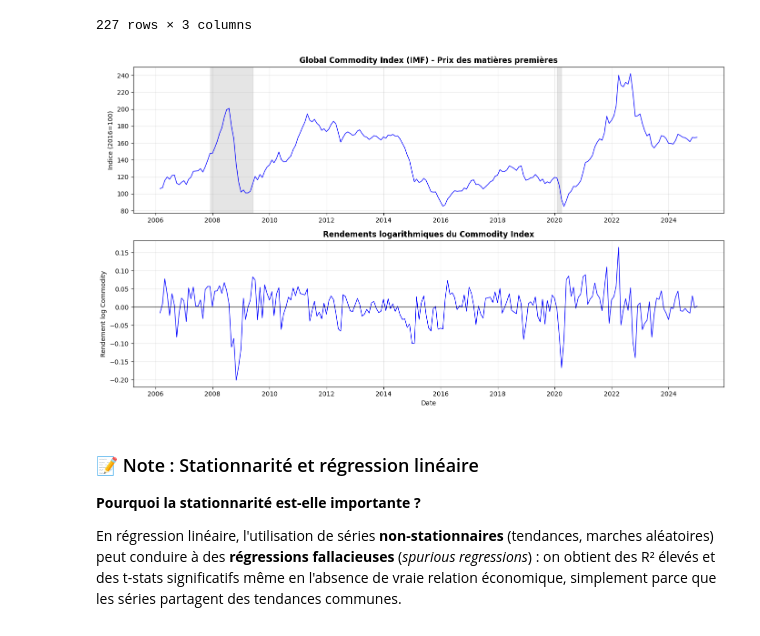
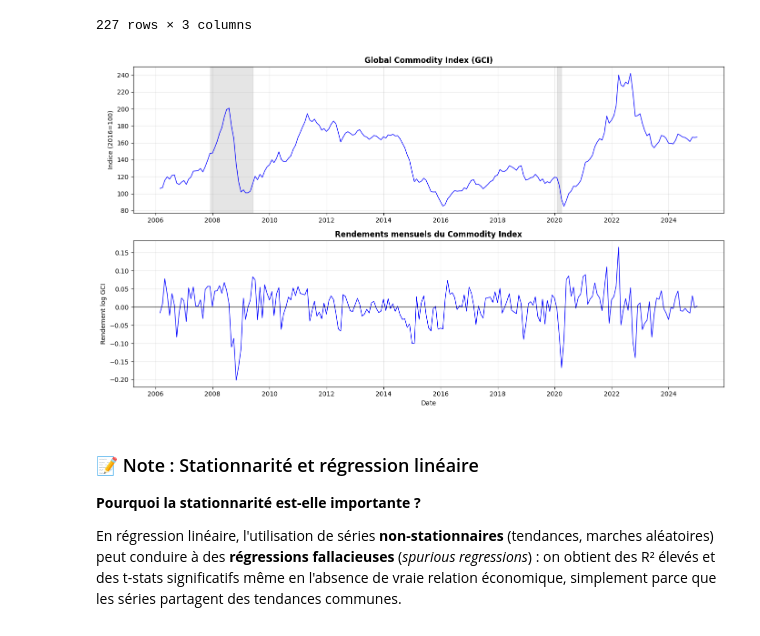
Before and after one commit to Lilas-Bertot/ETUDE-DE-CAS-2, a Jupyter notebook: Étude de cas 2.ipynb, the cells around one changed output. Cells and saved outputs as stored; diff of their text form; code cells hidden in the pictures.

```diff
--- a/Étude de cas 2.ipynb
+++ b/Étude de cas 2.ipynb
@@ -1244,29 +1233,29 @@ Name: commodity_return, dtype: float64
 # %%
 # Graphiques Global Commodity Index
 fig, (ax1, ax2) = plt.subplots(2, 1, figsize=(14, 8))
 
 # Niveau du Commodity Index
 ax1.plot(commodity_monthly['date'], commodity_monthly['commodity_price'], linewidth=1, color='blue')
-ax1.set_title('Global Commodity Index (IMF) - Prix des matières premières', fontsize=12, fontweight='bold')
+ax1.set_title('Global Commodity Index (GCI)', fontsize=12, fontweight='bold')
 ax1.set_ylabel('Indice (2016=100)')
 ax1.grid(True, alpha=0.3)
 
 # Zones récessions majeures
 ax1.axvspan(pd.Timestamp('2007-12-01'), pd.Timestamp('2009-06-01'), alpha=0.2, color='grey')
 ax1.axvspan(pd.Timestamp('2020-02-01'), pd.Timestamp('2020-04-01'), alpha=0.2, color='grey')
 
 # Rendements logarithmiques du Commodity Index
 ax2.plot(commodity_monthly['date'], commodity_monthly['commodity_return'], linewidth=1, color='blue')
-ax2.set_title('Rendements logarithmiques du Commodity Index', fontsize=12, fontweight='bold')
+ax2.set_title('Rendements mensuels du Commodity Index', fontsize=12, fontweight='bold')
 ax2.set_xlabel('Date')
-ax2.set_ylabel('Rendement log Commodity')
+ax2.set_ylabel('Rendement log GCI')
 ax2.grid(True, alpha=0.3)
 ax2.axhline(y=0, color='black', linestyle='-', alpha=0.5)
 
 plt.tight_layout()
 plt.show()
 # %% [output]
-[figure, old version]
+[figure, new version]
 # %% [markdown]
 ### 📝 Note : Stationnarité et régression linéaire
 
```
Also changed, not shown: parts of 17 cells of this notebook.
